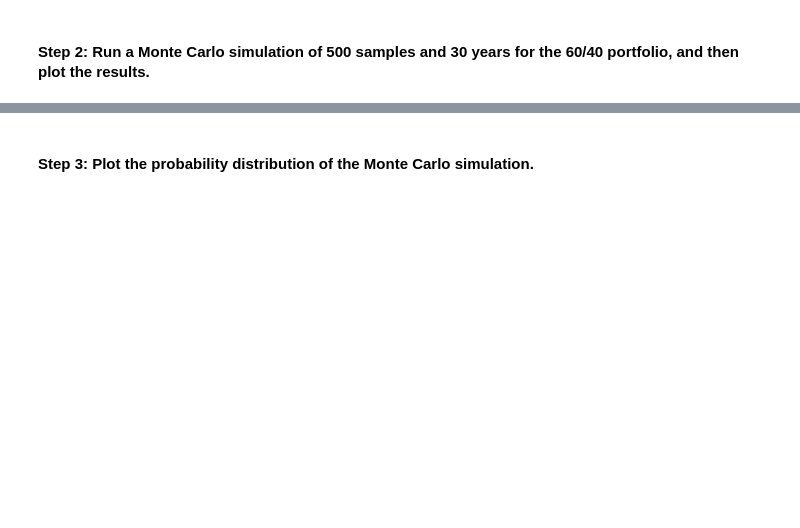
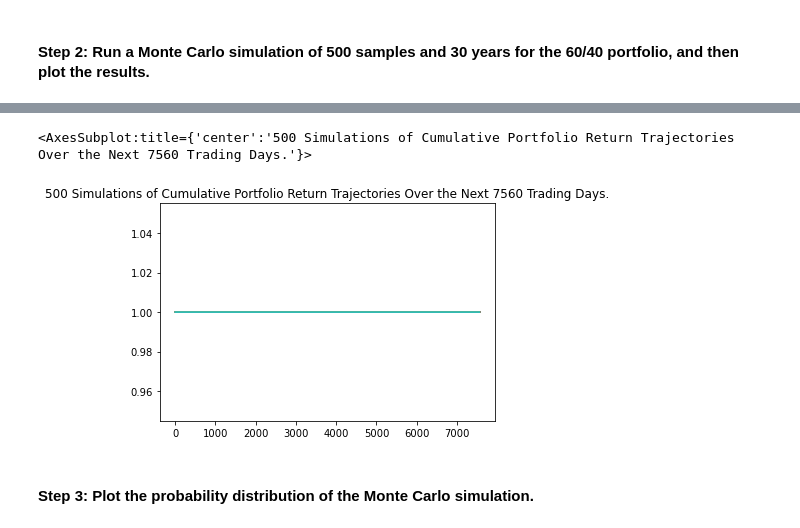
Before and after one commit to eungbuyu/Challenge-05, a Jupyter notebook: financial_planning_tools.ipynb, the cells around one changed output, grey strips where cells are left out. Cells and saved outputs as stored; diff of their text form; code cells hidden in the pictures; blank space fills up the shorter version.

```diff
--- a/financial_planning_tools.ipynb
+++ b/financial_planning_tools.ipynb
@@ -209,7 +210,7 @@ alpaca = tradeapi.REST(
 tickers = ["SPY", "AGG"]
 
 # Set timeframe to 1Day
-timeframe = "1Day"
+timeframe = "1D"
 
 # Format current date as ISO format
 # Set both the start and end date at the date of your prior weekday
@@ -431,8 +432,13 @@ In this section, you’ll use the MCForecastTools library to create a Monte Carl
 # %%
 # Set start and end dates of 3 years back from your current date
 # Alternatively, you can use an end date of 2020-08-07 and work 3 years back from that date
-start_date = pd.Timestamp("2019-05-18", tz="America/New_York").isoformat()
-end_date = pd.Timestamp("2022-05-18", tz="America/New_York").isoformat()
+today = str(datetime.datetime.now()).split()[0]
+five_days_back = str(datetime.datetime.now() - datetime.timedelta(days=5)).split()[0]
+three_year_back = str(datetime.datetime.now() - datetime.timedelta(days=3*365)).split()[0]
+
+start_date_three_years_back = pd.Timestamp(three_year_back, tz= "America/New_York").isoformat()
+end_date = pd.Timestamp(five_days_back, tz = "America/New_York").isoformat()
+print(start_date_three_years_back,end_date)
 
 # Set number of rows to 1000 to retrieve the maximum amount of rows
 limit_rows = 1000
@@ -441,16 +449,24 @@ limit_rows = 1000
 # The tickers and timeframe parameters should have been set in Part 1 of this activity
 # The start and end dates should be updated with the information set above
 # Remember to add the df property to the end of the call so the response is returned as a DataFrame
-3_years_df = alpaca.get_bars(tickers, timeframe, start=start_date, end=end_date, limit=limit_rows).df
+
+prices_df =  alpaca.get_bars(
+    tickers,
+    timeframe,
+    start=start_date_three_years_back,
+    end=end_date,
+    limit=limit_rows
+).df
 
 # Reorganize the DataFrame
 # Separate ticker data
-SPY = 3_years_df[3_years_df['symbol']=='SPY'].drop('symbol', axis=1)
-AGG = 3_years_df[3_years_df['symbol']=='AGG'].drop('symbol', axis=1)
+SPY = prices_df[prices_df['symbol']=='SPY'].drop('symbol', axis=1)
+AGG = prices_df[prices_df['symbol']=='AGG'].drop('symbol', axis=1)
 
 # Concatenate the ticker DataFrames
-3_years_df = pd.concat([SPY,AGG],axis=1, keys=['SPY','AGG'])
+prices_df = pd.concat([SPY,AGG], axis=1, keys=['SPY','AGG'])
 
 # Display both the first and last five rows of the DataFrame
-3_years_df
+display(prices_df.head())
+display(prices_df.tail())
 # %% [output]
@@ -461,7 +492,12 @@ SyntaxError: invalid token (734764250.py, line 5)
 # Configure the Monte Carlo simulation to forecast 30 years cumulative returns
 # The weights should be split 40% to AGG and 60% to SPY.
 # Run 500 samples.
-# YOUR CODE HERE
+MC_30 = MCSimulation(
+    portfolio_data=prices_df,
+    weights=[0.60, 0.40],
+    num_simulation=500,
+    num_trading_days=252*30,
+)
 
 # Review the simulation input data
-# YOUR CODE HERE
+MC_30.portfolio_data.head()
@@ -471,7 +558,10 @@ SyntaxError: invalid token (734764250.py, line 5)
 # %%
 # Visualize the 30-year Monte Carlo simulation by creating an
 # overlay line plot
-# YOUR CODE HERE
+MC_30.plot_simulation()
+# %% [output]
+<AxesSubplot:title={'center':'500 Simulations of Cumulative Portfolio Return Trajectories Over the Next 7560 Trading Days.'}>
+[figure, added]
 # %% [markdown]
 #### Step 3: Plot the probability distribution of the Monte Carlo simulation.
 # %%
```
Also changed, not shown: parts of 28 cells of this notebook.
